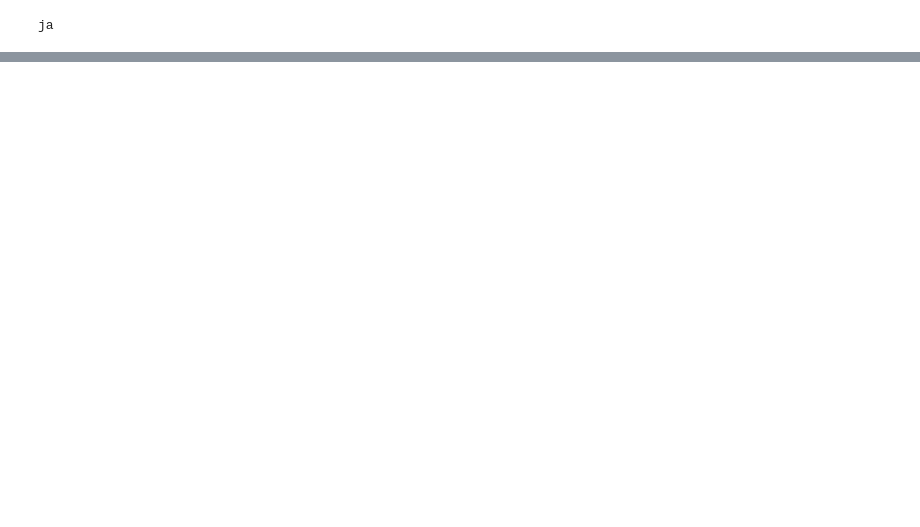
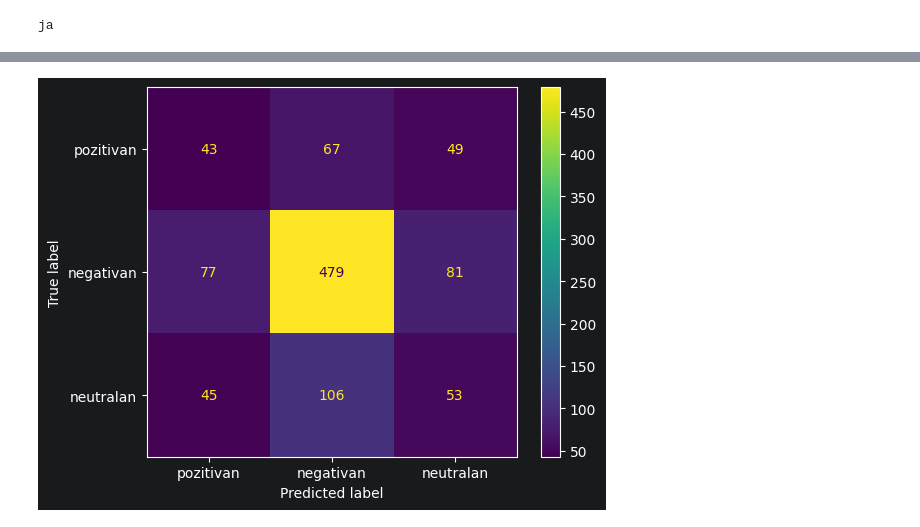
Before and after one commit to VukasinLukic/nap-text-mining-nlp-bert, a Jupyter notebook: vezba/notebooks/vezba03.ipynb, the cells around one changed output, grey strips where cells are left out. Cells and saved outputs as stored; diff of their text form; code cells hidden in the pictures; blank space fills up the shorter version.

```diff
--- a/vezba/notebooks/vezba03.ipynb
+++ b/vezba/notebooks/vezba03.ipynb
@@ -340,0 +355,16 @@ X_train, X_test, y_train, y_test = train_test_split(X, y_encodings, test_size=0.
+# %%
+cls=SVC(kernel='linear',C=1,random_state=42,decision_function_shape='ovo')
+# %%
+transoformer = ColumnTransformer (
+[("vectorizer", vectorizer, "text"),
+ ("encoder", one_hot_encoder, ["airline"])
+])
+# %%
+pipeline = Pipeline([
+    ('transformer',transoformer),
+    ('smote',smote),
+    ('cls', cls)
+
+])
+# %%
+pipeline.fit(X_train,y_train)
@@ -340,0 +383,10 @@ X_train, X_test, y_train, y_test = train_test_split(X, y_encodings, test_size=0.
+# %%
+from sklearn.metrics import confusion_matrix
+
+predictions = pipeline.predict(X_test)
+cm = confusion_matrix(y_test, predictions)
+disp = ConfusionMatrixDisplay(confusion_matrix=cm,display_labels=y_levels)
+disp.plot()
+plt.show()
+# %% [output]
+[figure, added]
```
Also changed, not shown: parts of 26 cells of this notebook, 4 other files.
